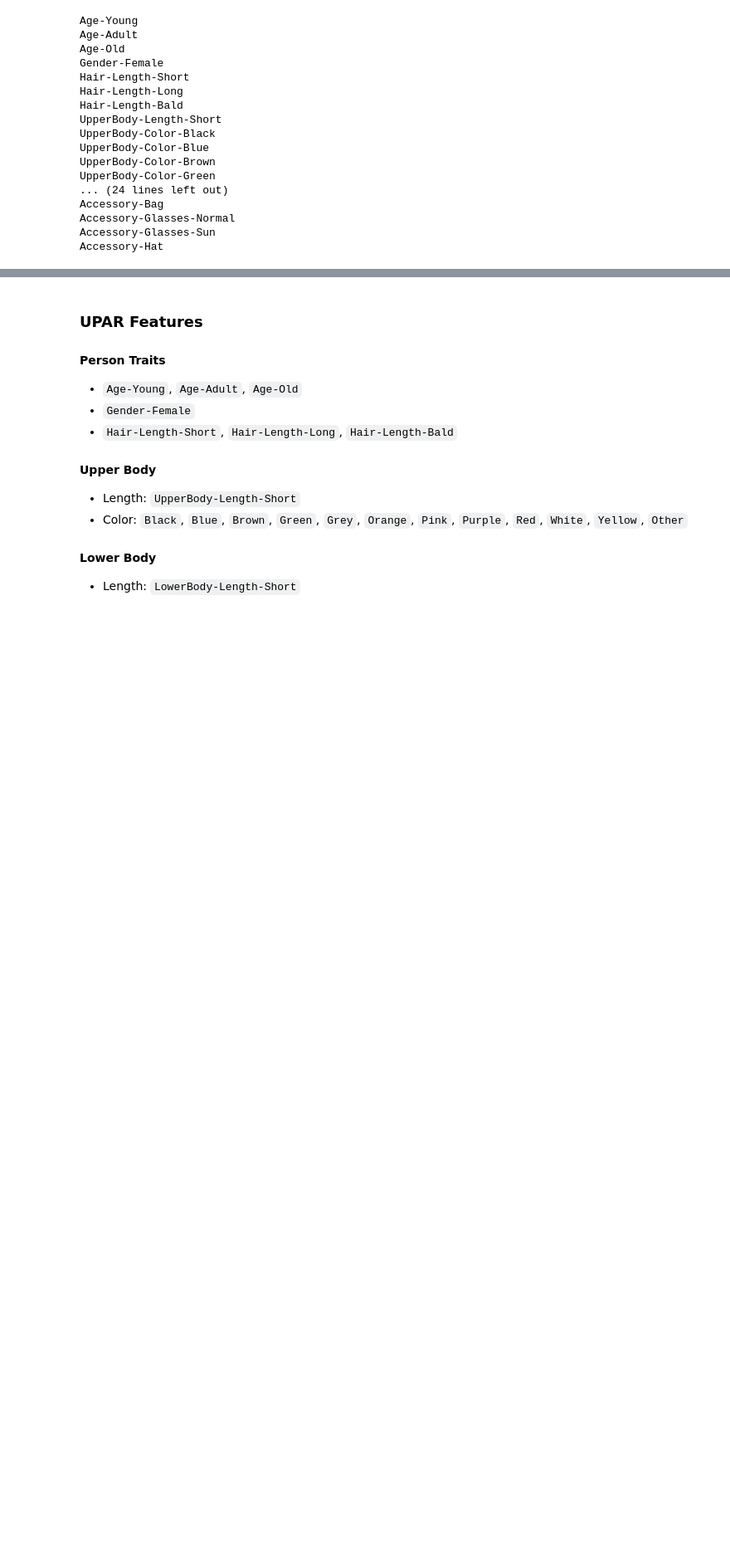
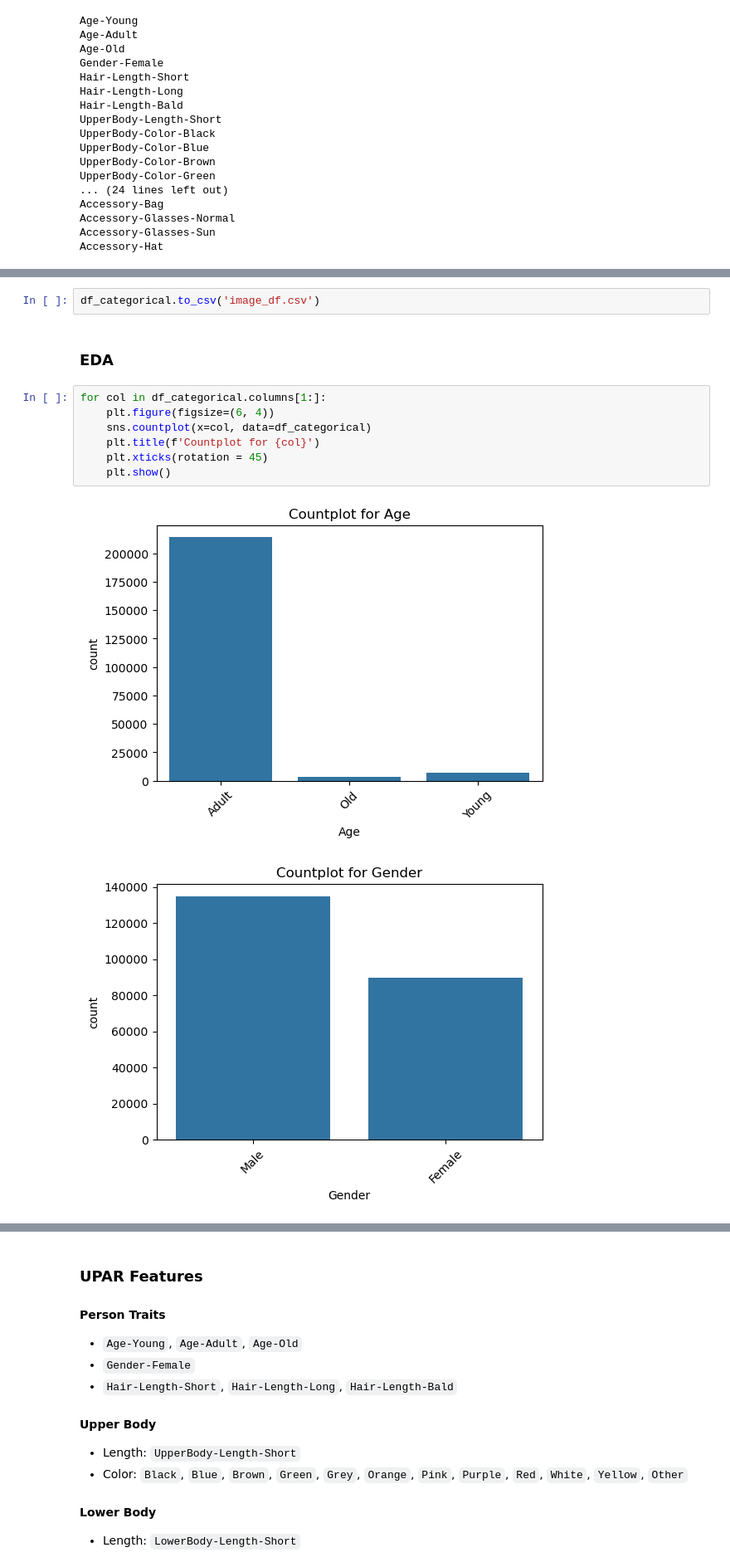
Before and after one commit to malkhawaldeh/Smart-Surveillance-System, a Jupyter notebook: final_project.ipynb, the cells around one changed output, grey strips where cells are left out. Shown at 83% size. Saved outputs shown, nothing was run; the diff lists cells and outputs as text; blank space fills up the shorter version.

Commit message:
Data Prep
Transformed data to DF for easy manipulation, preprocessed  data and trained a CNN model

```diff
--- a/final_project.ipynb
+++ b/final_project.ipynb
@@ -96,0 +206,14 @@ Accessory-Hat
+# %%
+df_categorical.to_csv('image_df.csv')
+# %% [markdown]
+### EDA
+# %%
+for col in df_categorical.columns[1:]:
+    plt.figure(figsize=(6, 4))
+    sns.countplot(x=col, data=df_categorical)
+    plt.title(f'Countplot for {col}')
+    plt.xticks(rotation = 45)
+    plt.show()
+# %% [output]
+[figure, added]
+[figure, added]
```
Also changed, not shown: parts of 37 cells of this notebook.
